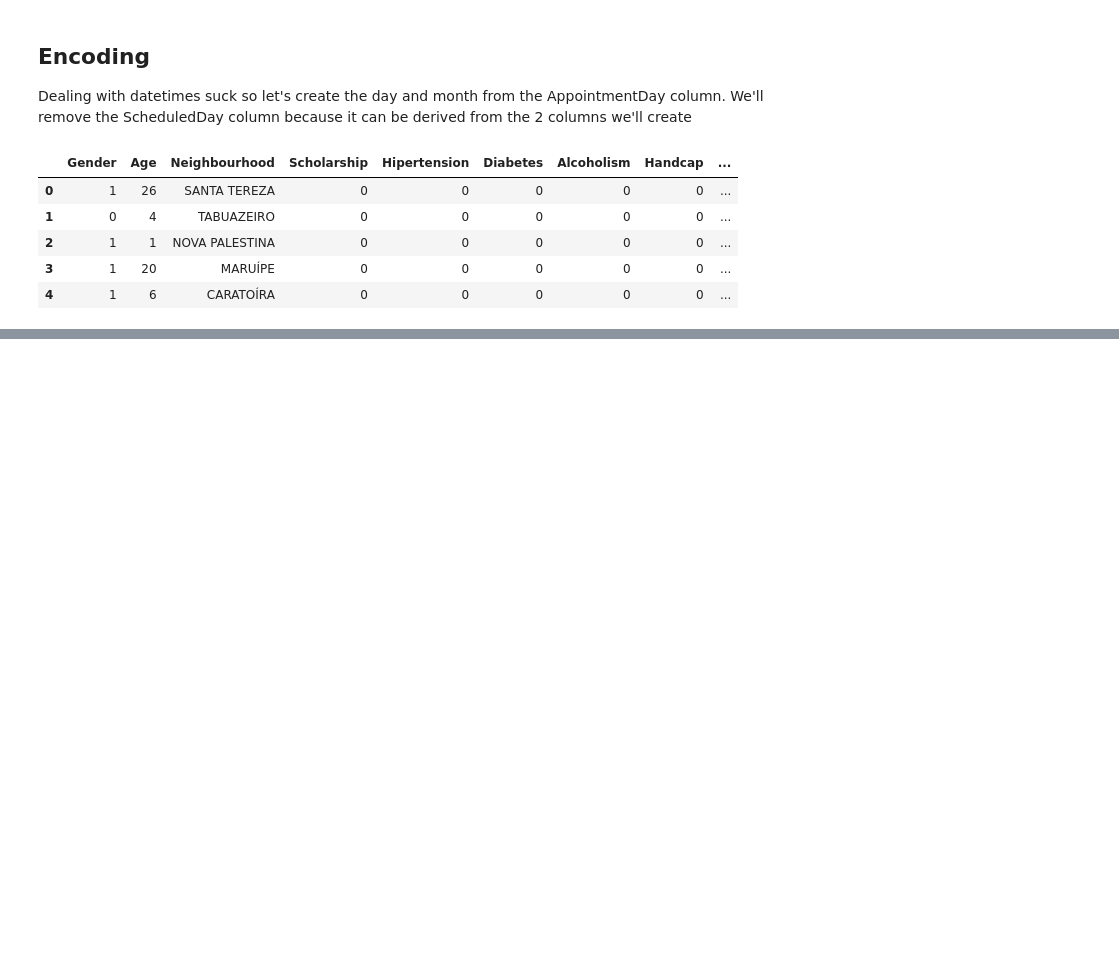
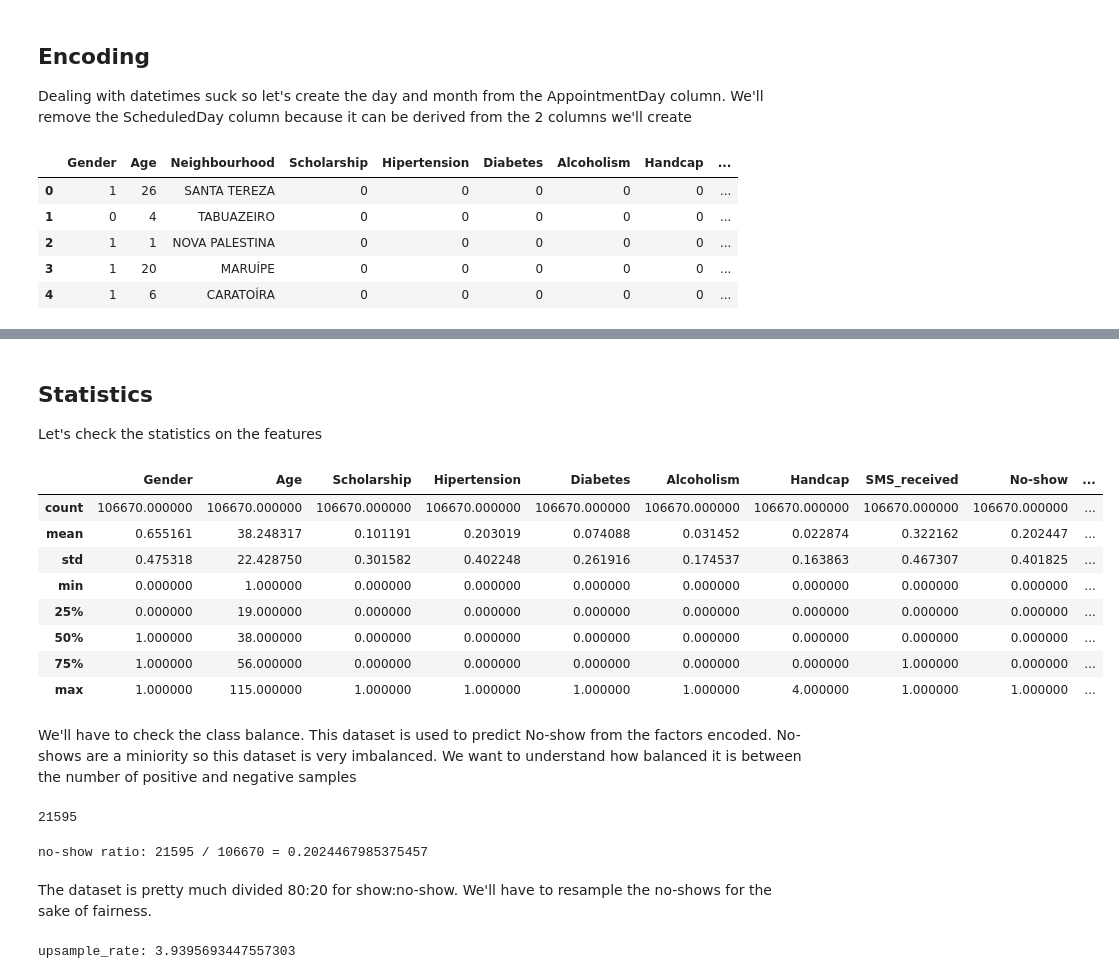
Before and after one commit to iamjz/Python-Data, a Jupyter notebook: LinearSVM_FromScatch_NoShowAppts.ipynb, the cells around one changed output, grey strips where cells are left out. Drawn from its saved outputs; the diff is of its cells as text; code cells hidden in the pictures; blank space fills up the shorter version.

Commit message:
no show appts finish

```diff
--- a/LinearSVM_FromScatch_NoShowAppts.ipynb
+++ b/LinearSVM_FromScatch_NoShowAppts.ipynb
@@ -246,0 +251,4 @@ dataset.head()
+# %%
+encoder = LabelBinarizer()
+# %%
+Neighbourhood_onehot = encoder.fit_transform(dataset["Neighbourhood"])
@@ -246,0 +293,3 @@ dataset.head()
+# %%
+for j, neighborhood in enumerate(encoder.classes_):
+    dataset["Neighborhood ({})".format(neighborhood)] = Neighbourhood_onehot[:, j]
@@ -246,0 +328,35 @@ dataset.head()
+# %% [markdown]
+## Statistics
+
+Let's check the statistics on the features
+# %%
+dataset.loc[:, [column_name for column_name in dataset.columns
+                   if not column_name.startswith("Neighborhood")]].describe()
+# %% [output]
+|  | Gender | Age | Scholarship | Hipertension | Diabetes | Alcoholism | Handcap | SMS_received | No-show | ... |
+| count | 106670.000000 | 106670.000000 | 106670.000000 | 106670.000000 | 106670.000000 | 106670.000000 | 106670.000000 | 106670.000000 | 106670.000000 | ... |
+| mean | 0.655161 | 38.248317 | 0.101191 | 0.203019 | 0.074088 | 0.031452 | 0.022874 | 0.322162 | 0.202447 | ... |
+| std | 0.475318 | 22.428750 | 0.301582 | 0.402248 | 0.261916 | 0.174537 | 0.163863 | 0.467307 | 0.401825 | ... |
+| min | 0.000000 | 1.000000 | 0.000000 | 0.000000 | 0.000000 | 0.000000 | 0.000000 | 0.000000 | 0.000000 | ... |
+| 25% | 0.000000 | 19.000000 | 0.000000 | 0.000000 | 0.000000 | 0.000000 | 0.000000 | 0.000000 | 0.000000 | ... |
+| 50% | 1.000000 | 38.000000 | 0.000000 | 0.000000 | 0.000000 | 0.000000 | 0.000000 | 0.000000 | 0.000000 | ... |
+| 75% | 1.000000 | 56.000000 | 0.000000 | 0.000000 | 0.000000 | 0.000000 | 0.000000 | 1.000000 | 0.000000 | ... |
+| max | 1.000000 | 115.000000 | 1.000000 | 1.000000 | 1.000000 | 1.000000 | 4.000000 | 1.000000 | 1.000000 | ... |
+# %% [markdown]
+We'll have to check the class balance. This dataset is used to predict No-show from the factors encoded. No-shows are a miniority so this dataset is very imbalanced. We want to understand how balanced it is between the number of positive and negative samples
+# %%
+num_noshow = np.sum(dataset["No-show"])
+num_noshow
+# %% [output]
+21595
+# %%
+print("no-show ratio:", num_noshow, "/", len(dataset), "=", num_noshow/len(dataset))
+# %% [output]
+no-show ratio: 21595 / 106670 = 0.2024467985375457
+# %% [markdown]
+The dataset is pretty much divided 80:20 for show:no-show. We'll have to resample the no-shows for the sake of fairness.
+# %%
+upsample_rate = (len(dataset) - num_noshow) / num_noshow
+print("upsample_rate:", upsample_rate)
+# %% [output]
+upsample_rate: 3.9395693447557303
```
Also changed, not shown: parts of 61 cells of this notebook.
